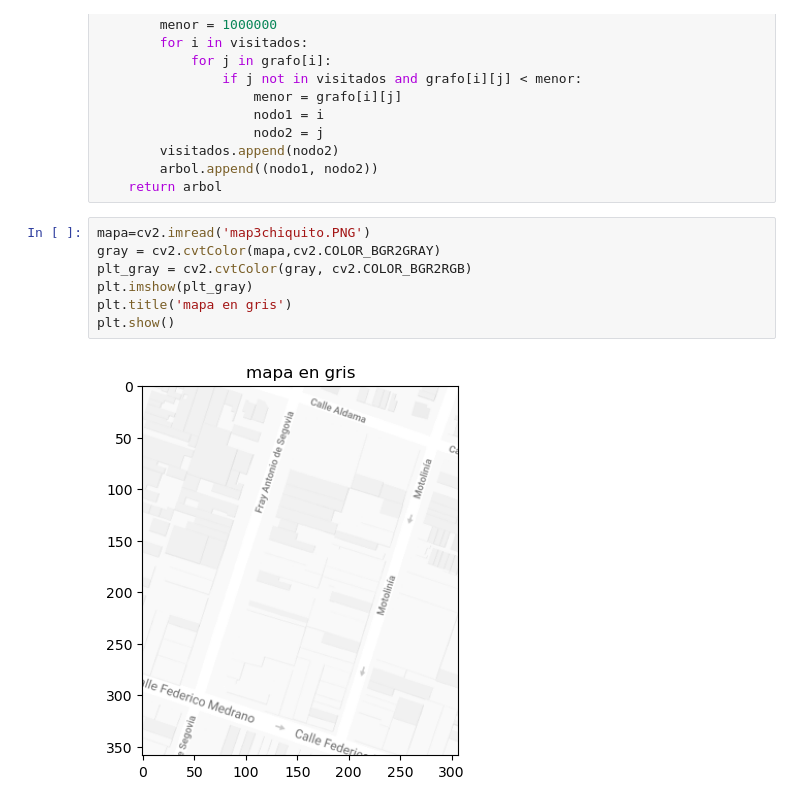
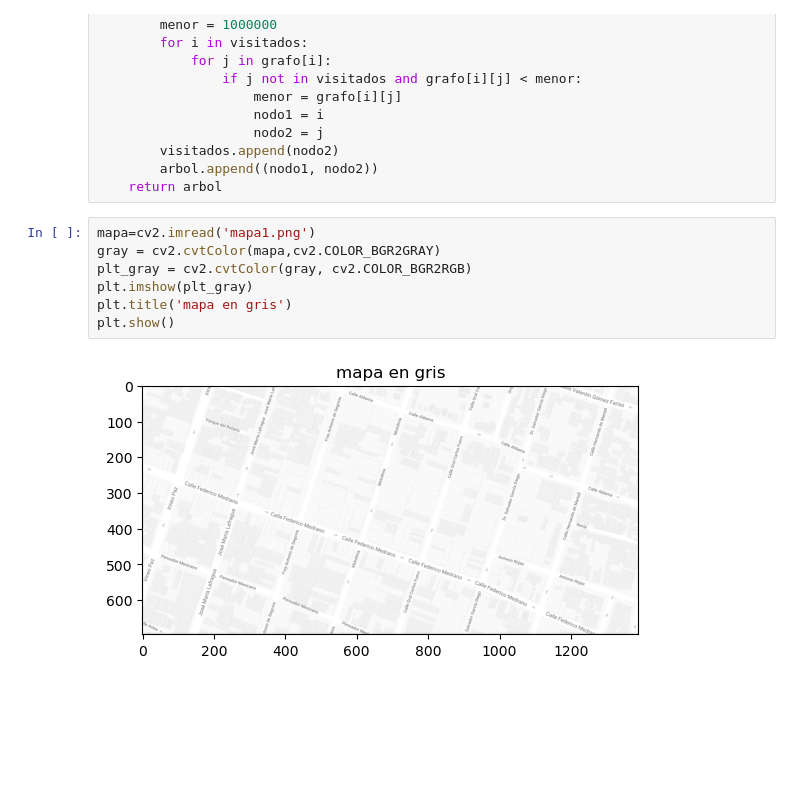
Before and after one commit to christian-munoz-rdz/ssp_de_algoritmia, a Jupyter notebook: Tareas/tarea09_algoritmo_prim/main.ipynb, the cells around one changed output. Drawn from its saved outputs; the diff is of its cells as text; blank space fills up the shorter version.

```diff
--- a/Tareas/tarea09_algoritmo_prim/main.ipynb
+++ b/Tareas/tarea09_algoritmo_prim/main.ipynb
@@ -26,12 +26,12 @@ def prim(grafo):
         arbol.append((nodo1, nodo2))
     return arbol
 # %%
-mapa=cv2.imread('map3chiquito.PNG')
+mapa=cv2.imread('mapa1.png')
 gray = cv2.cvtColor(mapa,cv2.COLOR_BGR2GRAY)
 plt_gray = cv2.cvtColor(gray, cv2.COLOR_BGR2RGB)
 plt.imshow(plt_gray)
 plt.title('mapa en gris')
 plt.show()
 # %% [output]
-[figure, old version]
+[figure, new version]
 # %%
```
Also changed, not shown: parts of 2 cells of this notebook.
